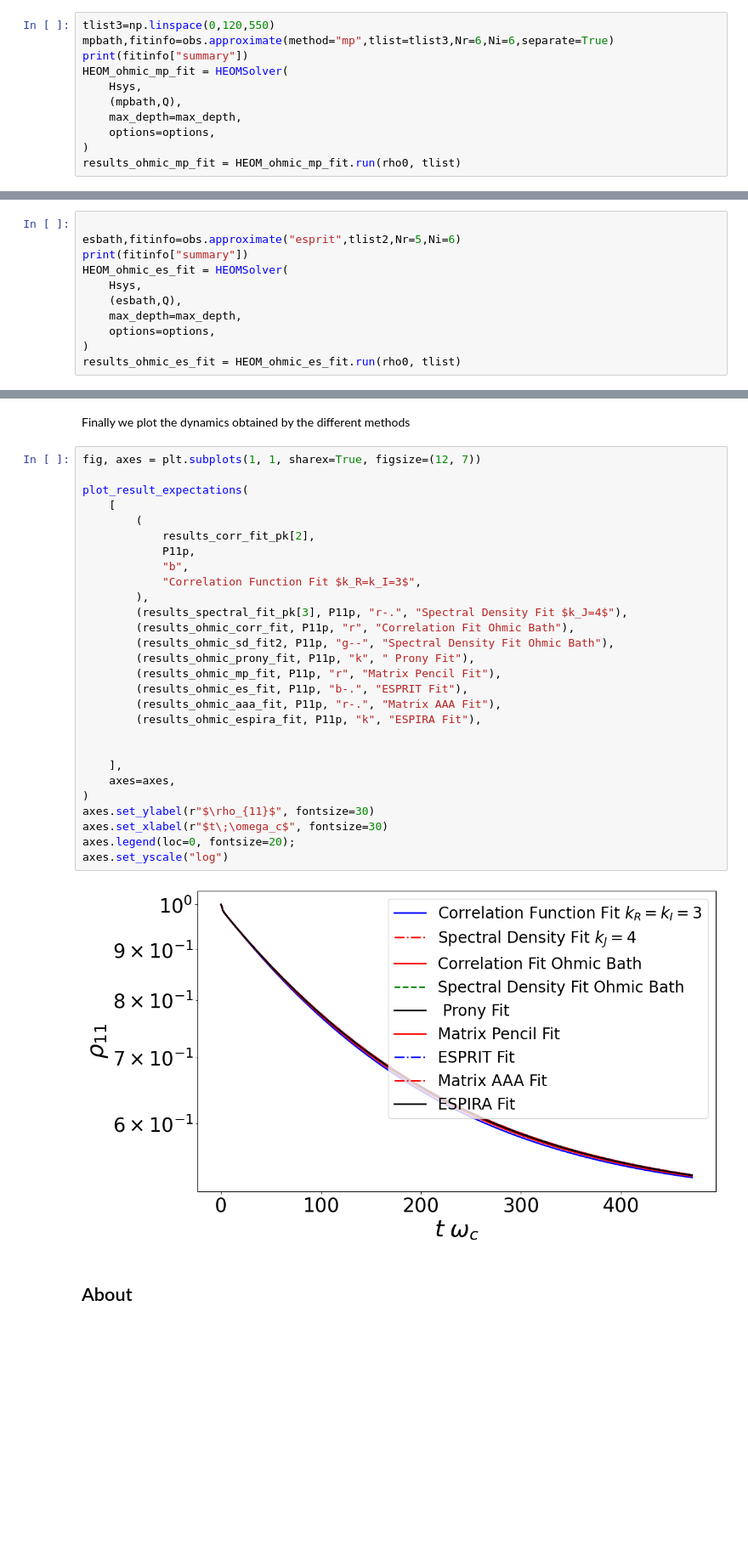
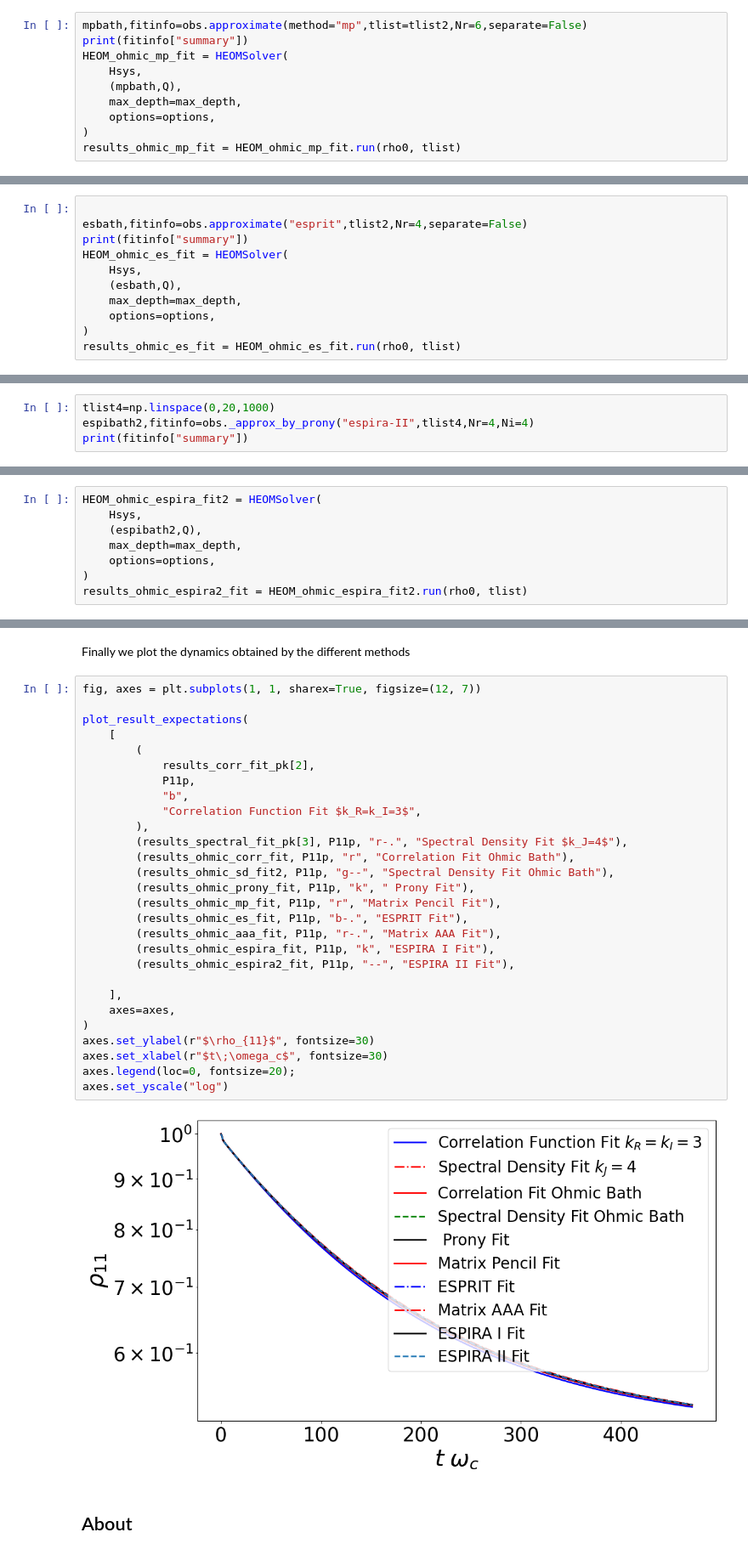
Before and after one commit to qutip/qutip-tutorials, a Jupyter notebook: tutorials-v5/heom/heom-1d-spin-bath-model-ohmic-fitting.ipynb, the cells around one changed output, grey strips where cells are left out. Shown at 85% size. Drawn from its saved outputs; the diff is of its cells as text; blank space fills up the shorter version.

Commit message:
new methods

```diff
--- a/tutorials-v5/heom/heom-1d-spin-bath-model-ohmic-fitting.ipynb
+++ b/tutorials-v5/heom/heom-1d-spin-bath-model-ohmic-fitting.ipynb
@@ -983,8 +983,7 @@ gen_plots(pbath, w, J, t, C, w2, S)
 # %% [markdown]
 ## Using the matrix Pencil Method on the Correlation Function
 # %%
-tlist3=np.linspace(0,120,550)
-mpbath,fitinfo=obs.approximate(method="mp",tlist=tlist3,Nr=6,Ni=6,separate=True)
+mpbath,fitinfo=obs.approximate(method="mp",tlist=tlist2,Nr=6,separate=False)
 print(fitinfo["summary"])
 HEOM_ohmic_mp_fit = HEOMSolver(
     Hsys,
@@ -1019,7 +1018,7 @@ gen_plots(mpbath, w, J, t, C, w2, S)
 ## Using the ESPRIT Method on the Correlation Function
 # %%
 
-esbath,fitinfo=obs.approximate("esprit",tlist2,Nr=5,Ni=6)
+esbath,fitinfo=obs.approximate("esprit",tlist2,Nr=4,separate=False)
 print(fitinfo["summary"])
 HEOM_ohmic_es_fit = HEOMSolver(
     Hsys,
@@ -1135,0 +1136,4 @@ Total run time:   5.23s
+# %%
+tlist4=np.linspace(0,20,1000)
+espibath2,fitinfo=obs._approx_by_prony("espira-II",tlist4,Nr=4,Ni=4)
+print(fitinfo["summary"])
@@ -1135,0 +1156,8 @@ Total run time:   5.23s
+# %%
+HEOM_ohmic_espira_fit2 = HEOMSolver(
+    Hsys,
+    (espibath2,Q),
+    max_depth=max_depth,
+    options=options,
+)
+results_ohmic_espira2_fit = HEOM_ohmic_espira_fit2.run(rho0, tlist)
@@ -1138,33 +1178,33 @@ Finally we plot the dynamics obtained by the different methods
 # %%
 fig, axes = plt.subplots(1, 1, sharex=True, figsize=(12, 7))
 
 plot_result_expectations(
     [
         (
             results_corr_fit_pk[2],
             P11p,
             "b",
             "Correlation Function Fit $k_R=k_I=3$",
         ),
         (results_spectral_fit_pk[3], P11p, "r-.", "Spectral Density Fit $k_J=4$"),
         (results_ohmic_corr_fit, P11p, "r", "Correlation Fit Ohmic Bath"),
         (results_ohmic_sd_fit2, P11p, "g--", "Spectral Density Fit Ohmic Bath"),
         (results_ohmic_prony_fit, P11p, "k", " Prony Fit"),
         (results_ohmic_mp_fit, P11p, "r", "Matrix Pencil Fit"),
         (results_ohmic_es_fit, P11p, "b-.", "ESPRIT Fit"),
         (results_ohmic_aaa_fit, P11p, "r-.", "Matrix AAA Fit"),
-        (results_ohmic_espira_fit, P11p, "k", "ESPIRA Fit"),
-
+        (results_ohmic_espira_fit, P11p, "k", "ESPIRA I Fit"),
+        (results_ohmic_espira2_fit, P11p, "--", "ESPIRA II Fit"),
 
     ],
     axes=axes,
 )
 axes.set_ylabel(r"$\rho_{11}$", fontsize=30)
 axes.set_xlabel(r"$t\;\omega_c$", fontsize=30)
 axes.legend(loc=0, fontsize=20);
 axes.set_yscale("log")
 # %% [output]
-[figure, old version]
+[figure, new version]
 # %% [markdown]
 ## About
 # %%
```
Also changed, not shown: parts of 24 cells of this notebook, 3 other files.
